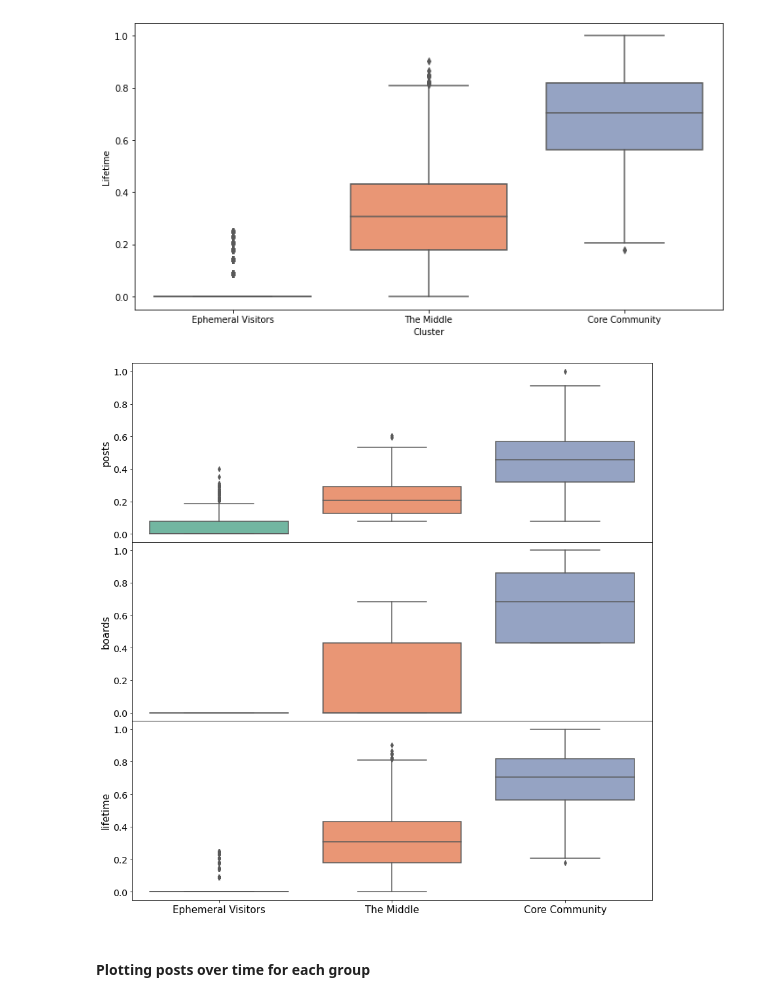
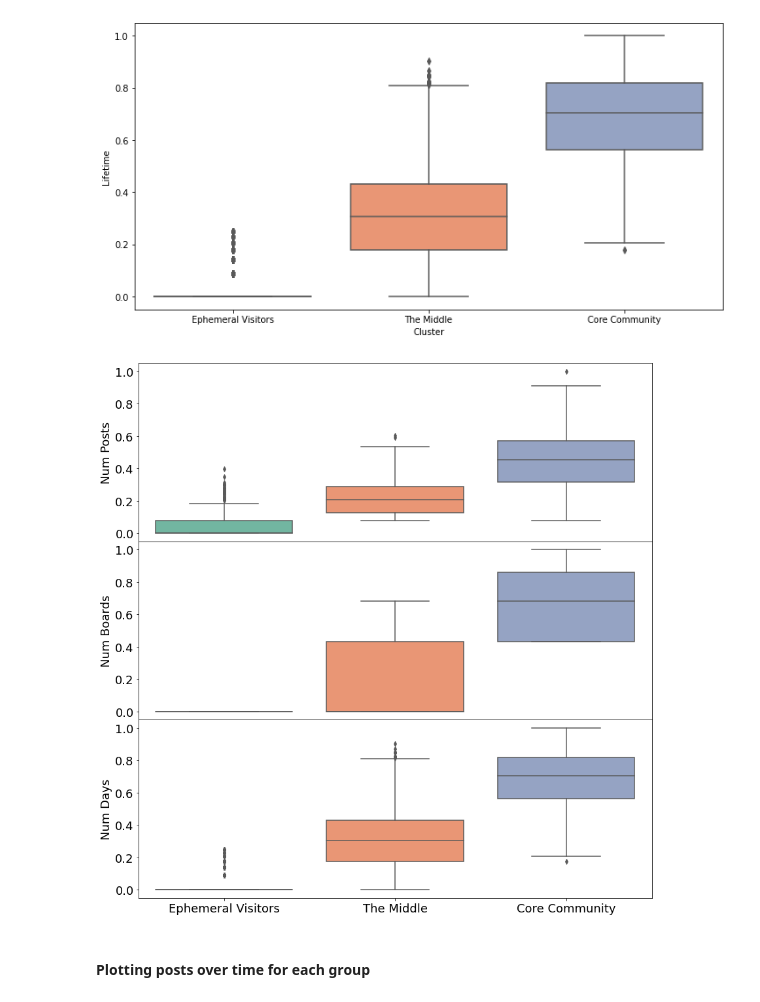
Before and after one commit to dearden/thesis_flat_earth, a Jupyter notebook: 7.3 - Metagroups/Metagroups.ipynb, the cells around one changed output. Drawn from its saved outputs; the diff is of its cells as text; code cells hidden in the pictures.

```diff
--- a/7.3 - Metagroups/Metagroups.ipynb
+++ b/7.3 - Metagroups/Metagroups.ipynb
@@ -80,6 +80,7 @@ named_metaclusts = np.array([clust_names[c] for c in meta_clusts])
 named_centres = {clust_names[i]: meta_clust_centres[i] for i in range(len(meta_clust_centres))}
 clust_colours = {clust: colour_list[i] for i, clust in enumerate(set(named_metaclusts))}
 clust_linestyles = {clust: linestyle_list[i] for i, clust in enumerate(set(named_metaclusts))}
+nice_name_column_dict = {"posts": "Num Posts", "boards": "Num Boards", "lifetime": "Num Days"}
 # %%
 import json
 # Writing the indexes of posts in each group
@@ -122,3 +123,20 @@ axes[0].set_ylabel("Density")
 plt.show()
 # %% [output]
 [figure]
+# %%
+fig, axes = plt.subplots(3, 3, figsize=(18, 12))
+for i, column in enumerate(feats.columns):
+    for j, clust in enumerate(clust_names):
+        cur_logged_values = feats[named_metaclusts==clust][column].apply(np.log10)
+        cur_logged_values.plot.hist(grid=True, bins=10, rwidth=0.9, ax=axes[i, j], color=clust_colours[clust], label=clust)
+        axes[i, j].set_xticks(list(range(0, int(axes[i, j].get_xticks()[-1])+2)))
+        axes[i, j].set_xticklabels([10**x for x in axes[i, j].get_xticks()])
+        axes[i, j].set_xlabel(nice_name_column_dict[column], fontsize=18)
+        axes[i, j].set_ylabel("")
+
+    axes[i, 0].set_ylabel("Frequency")
+
+for i, clust in enumerate(clust_names):
+    axes[0, i].set_title(clust, fontsize=20)
+
+plt.show()
@@ -177,22 +218,22 @@ plt.show()
 # %%
 fig = plt.figure(figsize=(12, 12))
 gs = fig.add_gridspec(log_scaled.shape[1], hspace=0)
 axes = gs.subplots(sharex=True)
 
 for i, feat_name in enumerate(feats.columns):
     data = [log_scaled[named_metaclusts==clust][:, i] for clust in clust_names]
     sns.boxplot(data=data, ax=axes[i], palette=[clust_colours[n] for n in clust_names])
-    axes[i].set_ylabel(feat_name, fontsize=15)
-    axes[i].tick_params(axis='y', which='major', labelsize=14)
+    axes[i].set_ylabel(nice_name_column_dict[feat_name], fontsize=18)
+    axes[i].tick_params(axis='y', which='major', labelsize=18)
 
-axes[-1].set_xticklabels(clust_names, fontsize=15)
+axes[-1].set_xticklabels(clust_names, fontsize=18)
 plt.tight_layout()
 
 fig.savefig(os.path.join(OUT_DIR, "meta_box_plots.pdf"))
 
 plt.show()
 # %% [output]
-[figure, old version]
+[figure, new version]
 # %% [markdown]
 #### Plotting posts over time for each group
 # %%
```
Also changed, not shown: parts of 15 cells of this notebook, 8 other files.
